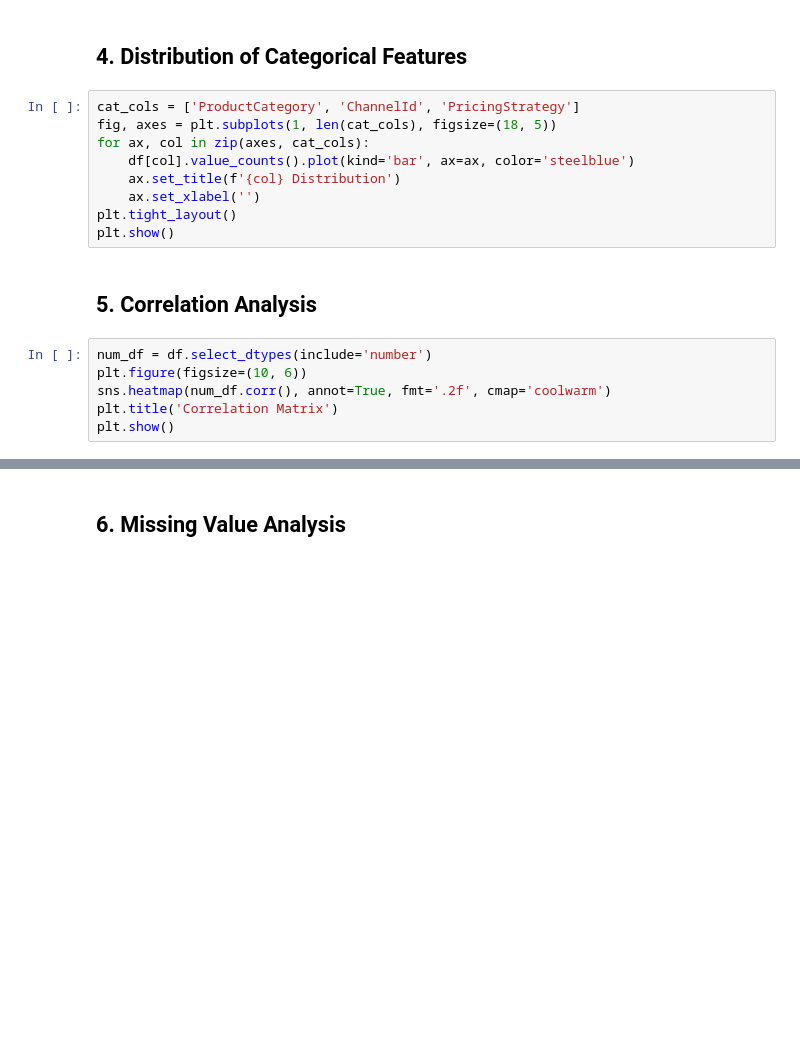
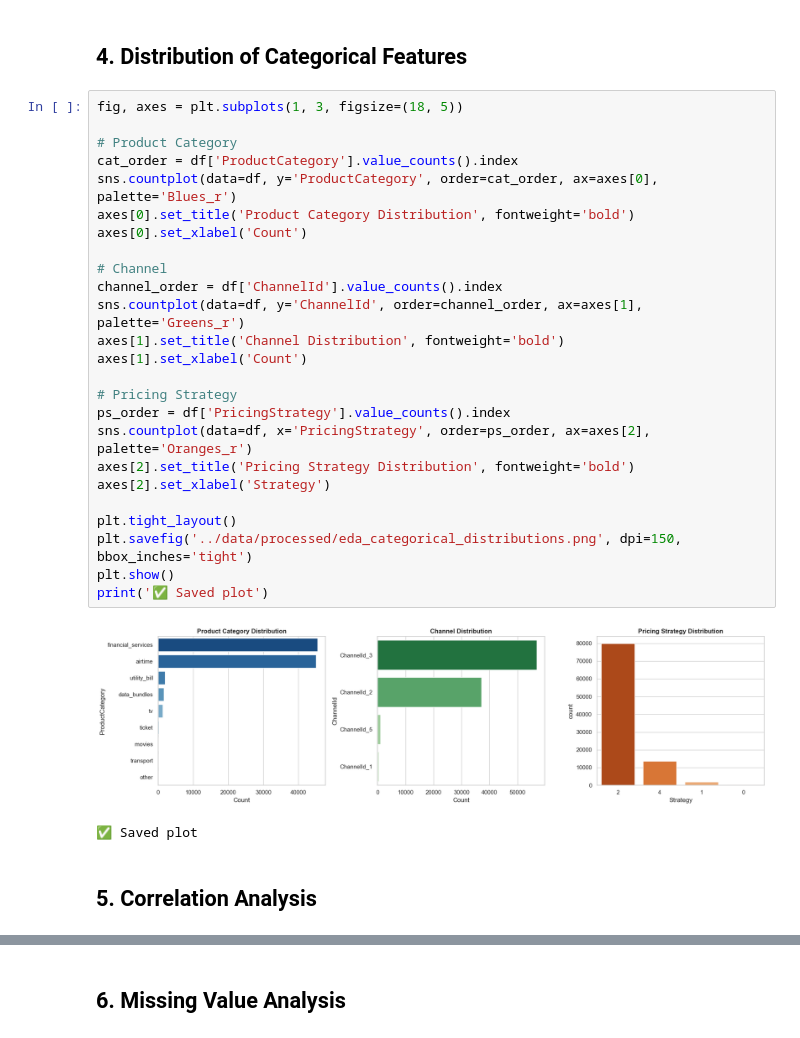
Before and after one commit to kenenit/credit-risk-model, a Jupyter notebook: credit-risk-model/notebooks/eda.ipynb, the cells around one changed output, grey strips where cells are left out. Saved outputs shown, nothing was run; the diff lists cells and outputs as text; blank space fills up the shorter version.

```diff
--- a/credit-risk-model/notebooks/eda.ipynb
+++ b/credit-risk-model/notebooks/eda.ipynb
@@ -47,19 +132,32 @@ plt.show()
 # %% [markdown]
 ## 4. Distribution of Categorical Features
-# %%
-cat_cols = ['ProductCategory', 'ChannelId', 'PricingStrategy']
-fig, axes = plt.subplots(1, len(cat_cols), figsize=(18, 5))
-for ax, col in zip(axes, cat_cols):
-    df[col].value_counts().plot(kind='bar', ax=ax, color='steelblue')
-    ax.set_title(f'{col} Distribution')
-    ax.set_xlabel('')
-plt.tight_layout()
-plt.show()
+# %%
+fig, axes = plt.subplots(1, 3, figsize=(18, 5))
+
+# Product Category
+cat_order = df['ProductCategory'].value_counts().index
+sns.countplot(data=df, y='ProductCategory', order=cat_order, ax=axes[0], palette='Blues_r')
+axes[0].set_title('Product Category Distribution', fontweight='bold')
+axes[0].set_xlabel('Count')
+
+# Channel
+channel_order = df['ChannelId'].value_counts().index
+sns.countplot(data=df, y='ChannelId', order=channel_order, ax=axes[1], palette='Greens_r')
+axes[1].set_title('Channel Distribution', fontweight='bold')
+axes[1].set_xlabel('Count')
+
+# Pricing Strategy
+ps_order = df['PricingStrategy'].value_counts().index
+sns.countplot(data=df, x='PricingStrategy', order=ps_order, ax=axes[2], palette='Oranges_r')
+axes[2].set_title('Pricing Strategy Distribution', fontweight='bold')
+axes[2].set_xlabel('Strategy')
+
+plt.tight_layout()
+plt.savefig('../data/processed/eda_categorical_distributions.png', dpi=150, bbox_inches='tight')
+plt.show()
+print('✅ Saved plot')
+# %% [output]
+[figure, added]
+✅ Saved plot
 # %% [markdown]
 ## 5. Correlation Analysis
-# %%
-num_df = df.select_dtypes(include='number')
-plt.figure(figsize=(10, 6))
-sns.heatmap(num_df.corr(), annot=True, fmt='.2f', cmap='coolwarm')
-plt.title('Correlation Matrix')
-plt.show()
```
Also changed, not shown: parts of 23 cells of this notebook.
